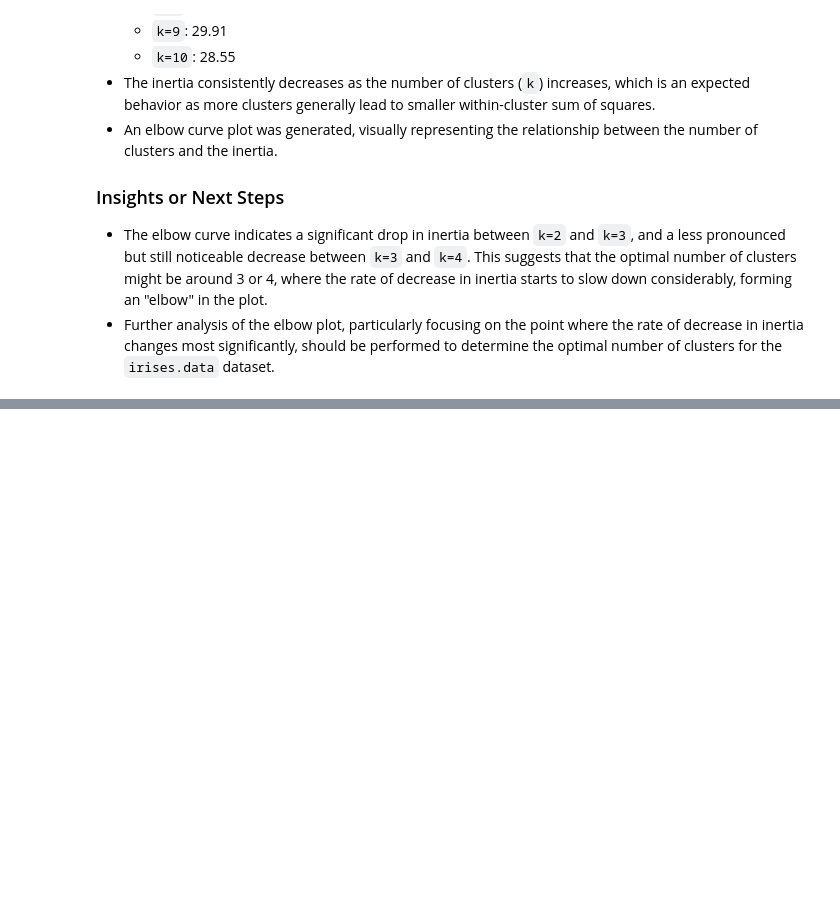
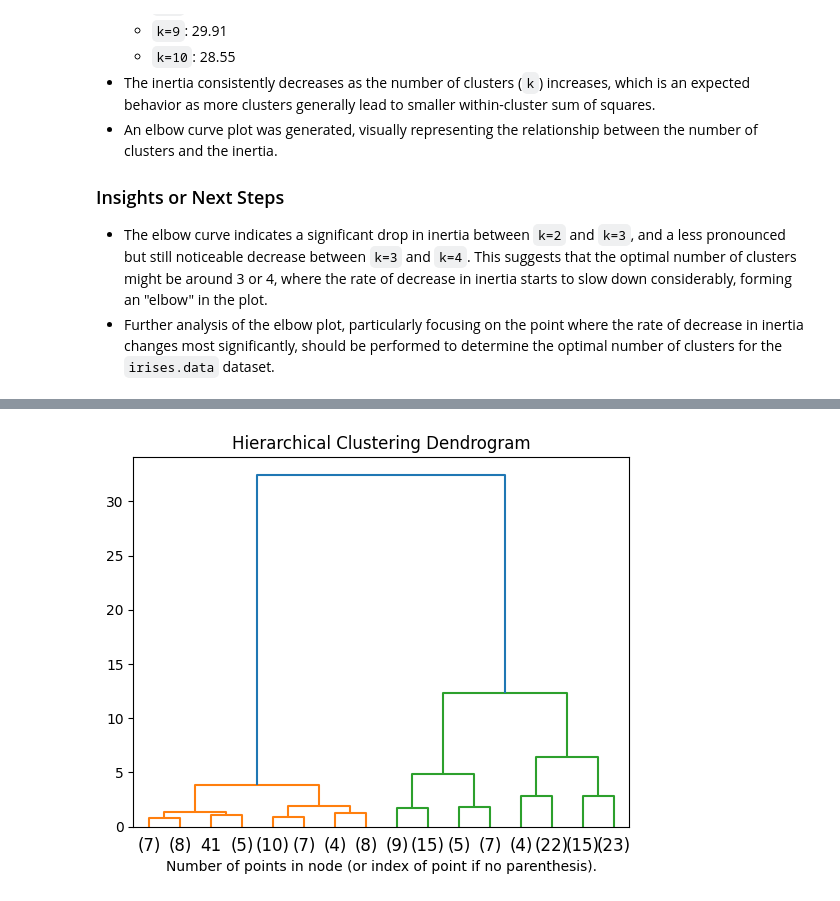
Before and after one commit to ValRCS/RBS_LIFT_AI_ML_Models, a Jupyter notebook: notebooks/plot_cluster_comparison.ipynb, the cells around one changed output, grey strips where cells are left out. Cells and saved outputs as stored; diff of their text form; code cells hidden in the pictures; blank space fills up the shorter version.

```diff
--- a/notebooks/plot_cluster_comparison.ipynb
+++ b/notebooks/plot_cluster_comparison.ipynb
@@ -588,0 +622,51 @@ plt.show()
+# %%
+import numpy as np
+from matplotlib import pyplot as plt
+from scipy.cluster.hierarchy import dendrogram
+
+from sklearn.cluster import AgglomerativeClustering
+from sklearn.datasets import load_iris
+
+
+def plot_dendrogram(model, **kwargs):
+    # Create linkage matrix and then plot the dendrogram
+
+    # create the counts of samples under each node
+    counts = np.zeros(model.children_.shape[0])
+    n_samples = len(model.labels_)
+    for i, merge in enumerate(model.children_):
+        current_count = 0
+        for child_idx in merge:
+            if child_idx < n_samples:
+                current_count += 1  # leaf node
+            else:
+                current_count += counts[child_idx - n_samples]
+        counts[i] = current_count
+
+    linkage_matrix = np.column_stack(
+        [model.children_, model.distances_, counts]
+    ).astype(float)
+
+    # Plot the corresponding dendrogram
+    # adjust size of denrogram
+    # fig, ax = plt.subplots(figsize=(15, 20))  # set size
+    dendrogram(linkage_matrix, **kwargs)
+
+
+iris = load_iris()
+X = iris.data # again we are not using labels/ground truth because this is clustering - unsupervised
+# let's get randome 120 sample
+# X = X[:120] # note we had ordered data by species originally so this is not a good idea withou shuffling first
+
+# setting distance_threshold=0 ensures we compute the full tree.
+model = AgglomerativeClustering(distance_threshold=0, n_clusters=None)
+
+model = model.fit(X) # here the model runs
+plt.title("Hierarchical Clustering Dendrogram")
+# plot the top three levels of the dendrogram
+plot_dendrogram(model, truncate_mode="level", p=3)
+# adjust p from 1 to n to see different levels of detail in the tree
+plt.xlabel("Number of points in node (or index of point if no parenthesis).")
+plt.show()
+# %% [output]
+[figure, added]
```
Also changed, not shown: parts of 13 cells of this notebook.
